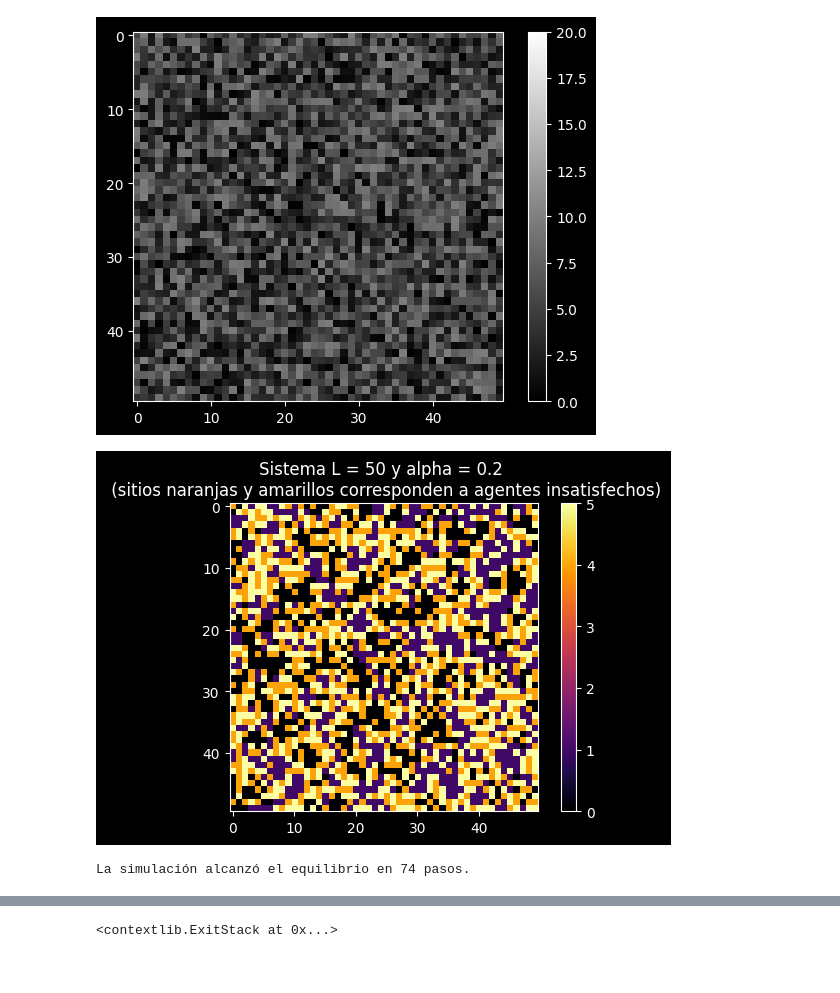
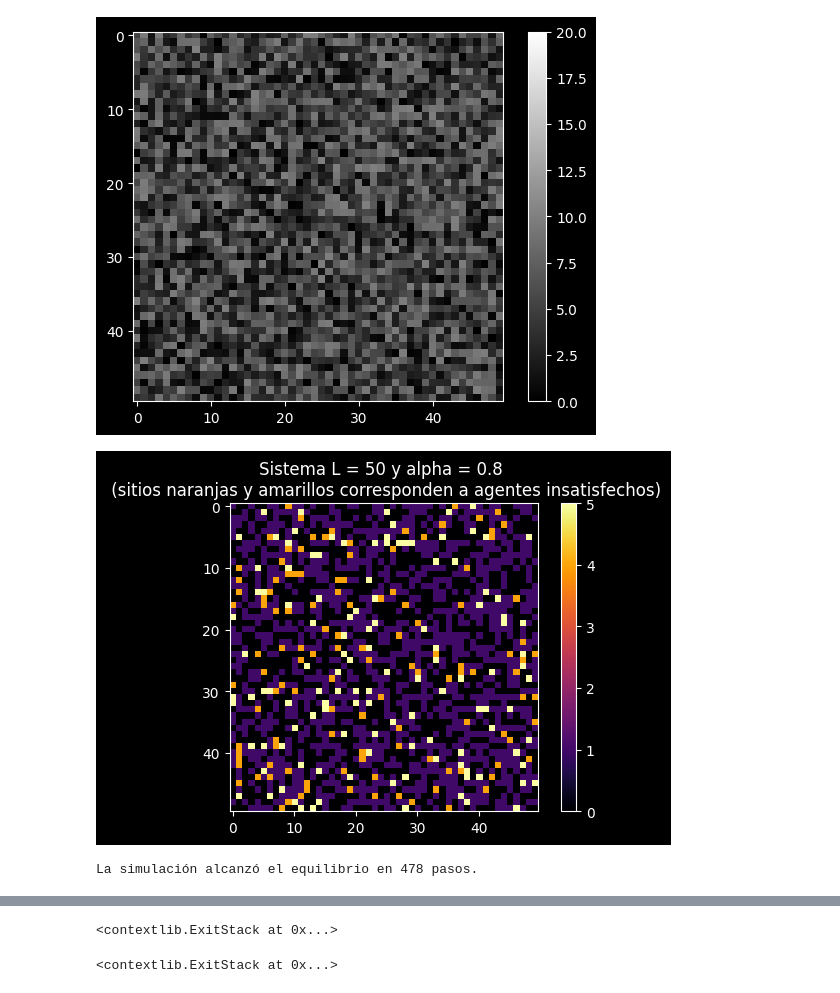
Before and after one commit to joangq/msscae-tp, a Jupyter notebook: src/main.ipynb, the cells around one changed output, grey strips where cells are left out. Saved outputs shown, nothing was run; the diff lists cells and outputs as text; code cells hidden in the pictures.

```diff
--- a/src/main.ipynb
+++ b/src/main.ipynb
@@ -8,46 +8,45 @@ import numpy as np
 from matplotlib import pyplot as plt
 # %%
 rng = random_number_generator(seed=1)
-m = Mapa.load(mapa='./tp/mapas/cuatro_cuadrantes.txt',  barrios='./tp/barrios.json')
+m = Mapa.load(mapa='./tp/mapas/cuatro_cuadrantes.txt',  barrios_definidos='./tp/barrios.json')
 m.as_image();
 m.show()
 
 
 N = 50
 start_max = 10
 range_max = start_max * 2
 config_inicial = rng.uniform(0, start_max, (N, N))
 plt.imshow(config_inicial, cmap='grey', norm=plt.Normalize(0, range_max))
 plt.colorbar()
 
 modelo = mercado_inmobiliario(
     L=N,
-    alpha=.2,
+    alpha=.8,
     rng=rng,
     mapa = m,
-    rango_de_vision=1,
+    rango_de_vision=0.15,
     capital_inicial=config_inicial,
 )
+
+def gini_total(modelo):
+    return gini(modelo.K.flatten())
 
 caching_actions = (
     mercado_inmobiliario.utilidad_media,
     mercado_inmobiliario.capital_medio,
-    gini_barrio(0),
-    gini_barrio(1),
-    gini_barrio(2),
-    gini_barrio(3),
-    satisfechos_en(0),
-    satisfechos_en(1),
-    satisfechos_en(2),
-    satisfechos_en(3),
+    gini_total,
+    *(gini_barrio(x) for x in m.barrios),
+    *(satisfechos_en(x) for x in m.barrios),
 )
 
-sim = simulador(modelo, criterio_equilibrio, max_steps=150, lag=20, tol=1e-3, cache_actions=caching_actions)
+sim = simulador(modelo, criterio_equilibrio, max_steps=int(1e3), lag=20, tol=1e-3, cache_actions=caching_actions)
 modelo.lattice_plot()
 sim.run()
 modelo.lattice_plot()
+plt.ion()
 # %% [output]
 [interactive output not drawn]
 [figure]
-[figure, old version]
+[figure, new version]
-La simulación alcanzó el equilibrio en 74 pasos.
+La simulación alcanzó el equilibrio en 478 pasos.
@@ -55,3 +54,4 @@ La simulación alcanzó el equilibrio en 74 pasos.
+<contextlib.ExitStack at 0x...>
 # %%
 plt.ion()
 # %% [output]
```
Also changed, not shown: parts of 7 cells of this notebook, 12 other files.
